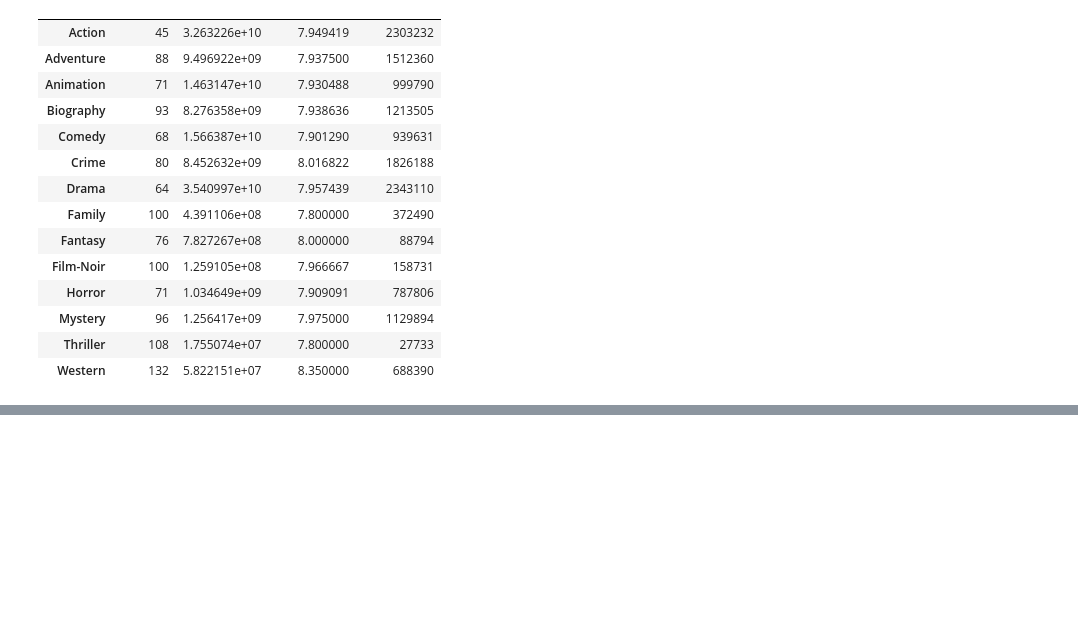
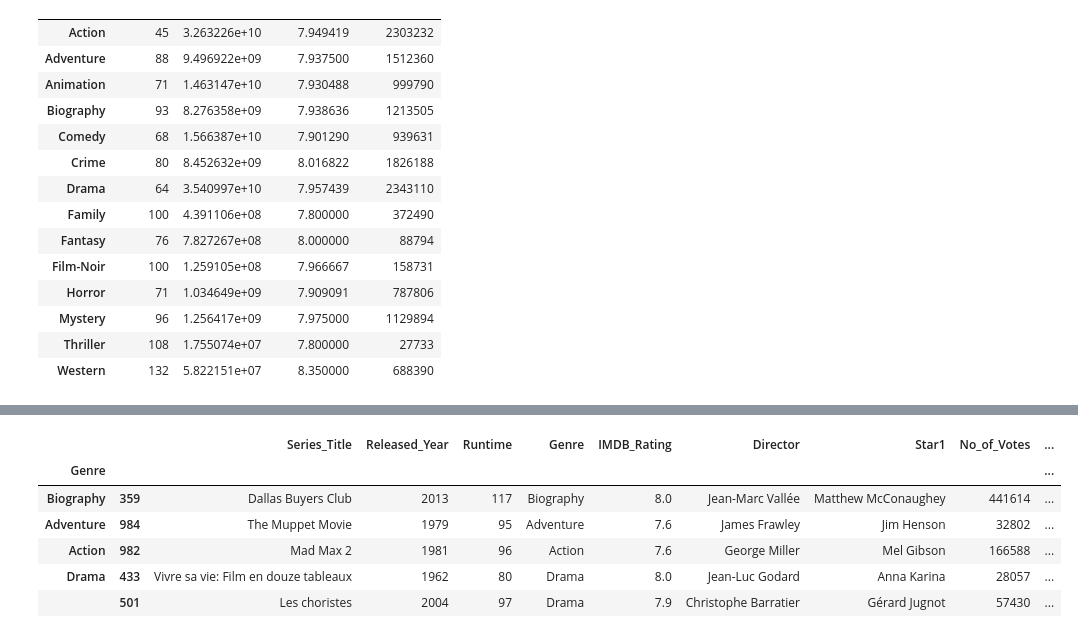
Before and after one commit to rushipatil1808/Python_Libraries, a Jupyter notebook: Pandas/GroupBY.ipynb, the cells around one changed output, grey strips where cells are left out. Saved outputs shown, nothing was run; the diff lists cells and outputs as text; code cells hidden in the pictures; blank space fills up the shorter version.

```diff
--- a/Pandas/GroupBY.ipynb
+++ b/Pandas/GroupBY.ipynb
@@ -191,0 +228,15 @@ genres.agg(
+# %%
+#find ranking of each movies in the group according to IMDB score
+def rank_movie(group):
+    group['genre_rank'] = group['IMDB_Rating'].rank(ascending=False)
+    return group
+# %%
+genres.apply(rank_movie).sample(5)
+# %% [output]
+|  |  | Series_Title | Released_Year | Runtime | Genre | IMDB_Rating | Director | Star1 | No_of_Votes | ... |
+| Genre |  |  |  |  |  |  |  |  |  | ... |
+| Biography | 359 | Dallas Buyers Club | 2013 | 117 | Biography | 8.0 | Jean-Marc Vallée | Matthew McConaughey | 441614 | ... |
+| Adventure | 984 | The Muppet Movie | 1979 | 95 | Adventure | 7.6 | James Frawley | Jim Henson | 32802 | ... |
+| Action | 982 | Mad Max 2 | 1981 | 96 | Action | 7.6 | George Miller | Mel Gibson | 166588 | ... |
+| Drama | 433 | Vivre sa vie: Film en douze tableaux | 1962 | 80 | Drama | 8.0 | Jean-Luc Godard | Anna Karina | 28057 | ... |
+|  | 501 | Les choristes | 2004 | 97 | Drama | 7.9 | Christophe Barratier | Gérard Jugnot | 57430 | ... |
```
Also changed, not shown: parts of 8 cells of this notebook, 1 other file.
